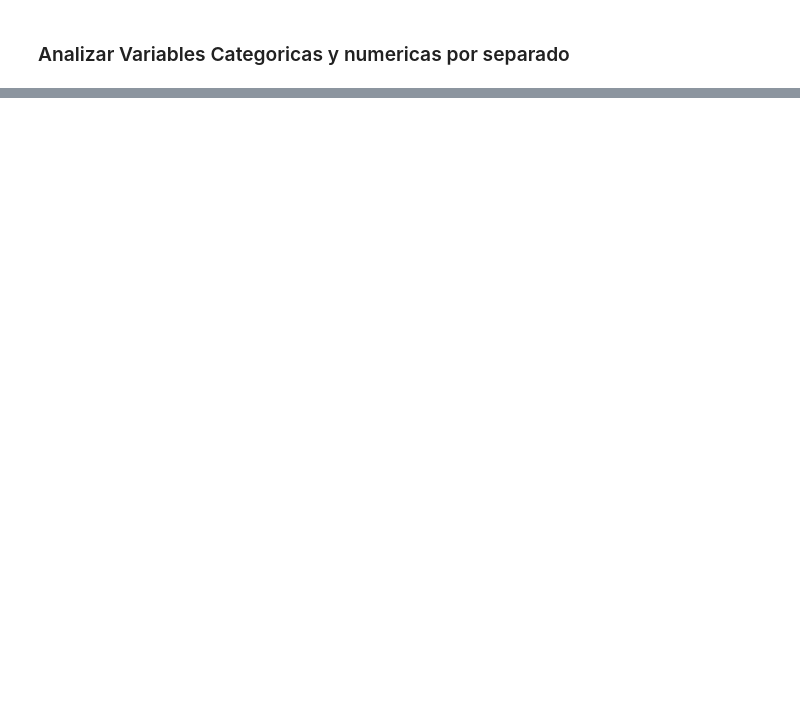
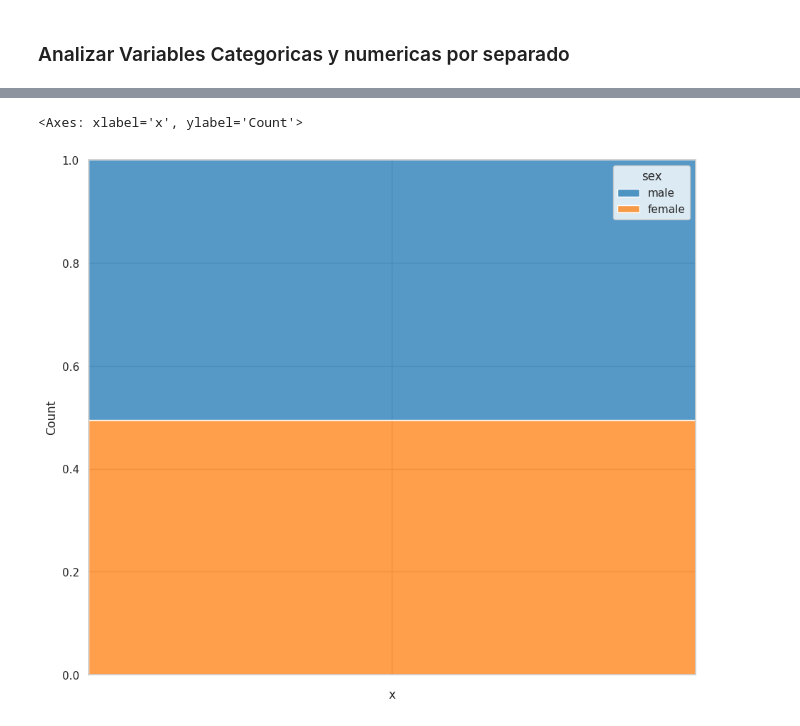
Before and after one commit to Ojitos369/data_scientist_with_python, a Jupyter notebook: AEDD_Analisis_Exploratorio_De_Datos/clase_9_categoricas_conteos_proporciones.ipynb, the cells around one changed output, grey strips where cells are left out. Saved outputs shown, nothing was run; the diff lists cells and outputs as text; code cells hidden in the pictures; blank space fills up the shorter version.

```diff
--- a/AEDD_Analisis_Exploratorio_De_Datos/clase_9_categoricas_conteos_proporciones.ipynb
+++ b/AEDD_Analisis_Exploratorio_De_Datos/clase_9_categoricas_conteos_proporciones.ipynb
@@ -203,0 +175,18 @@ sns.catplot(
+# %%
+(
+    pn
+    .assign(x="")
+    .pipe(
+        lambda df: (
+            sns.histplot(
+                data=df,
+                x="x",
+                hue="sex",
+                multiple="fill"
+            )
+        )
+    )
+)
+# %% [output]
+<Axes: xlabel='x', ylabel='Count'>
+[figure, added]
```
Also changed, not shown: parts of 16 cells of this notebook, 2 other files.
